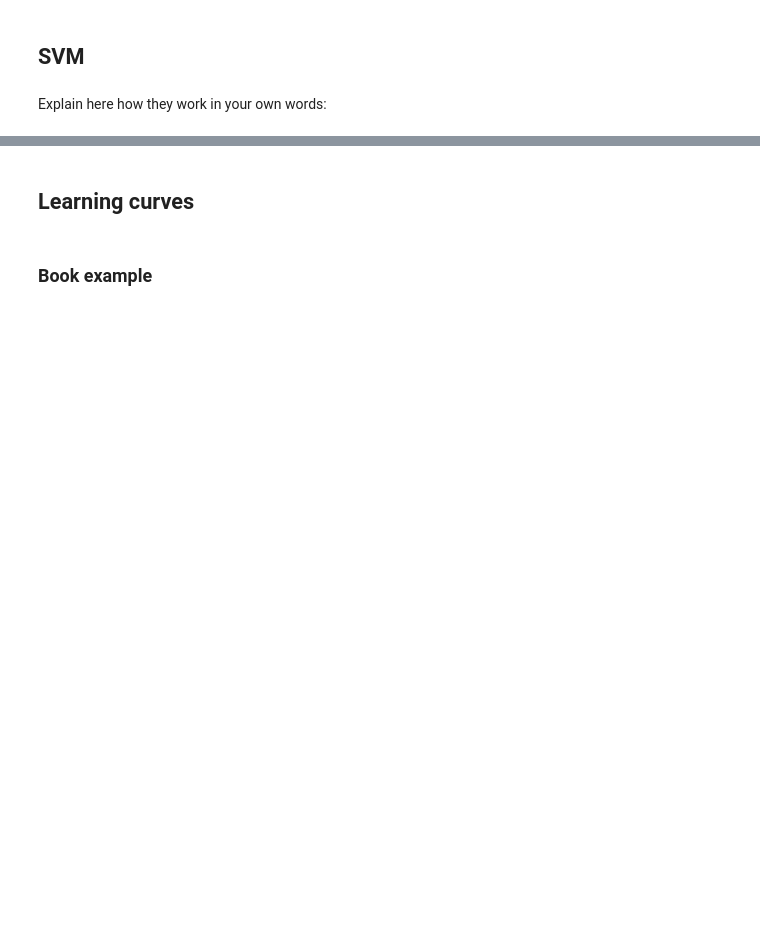
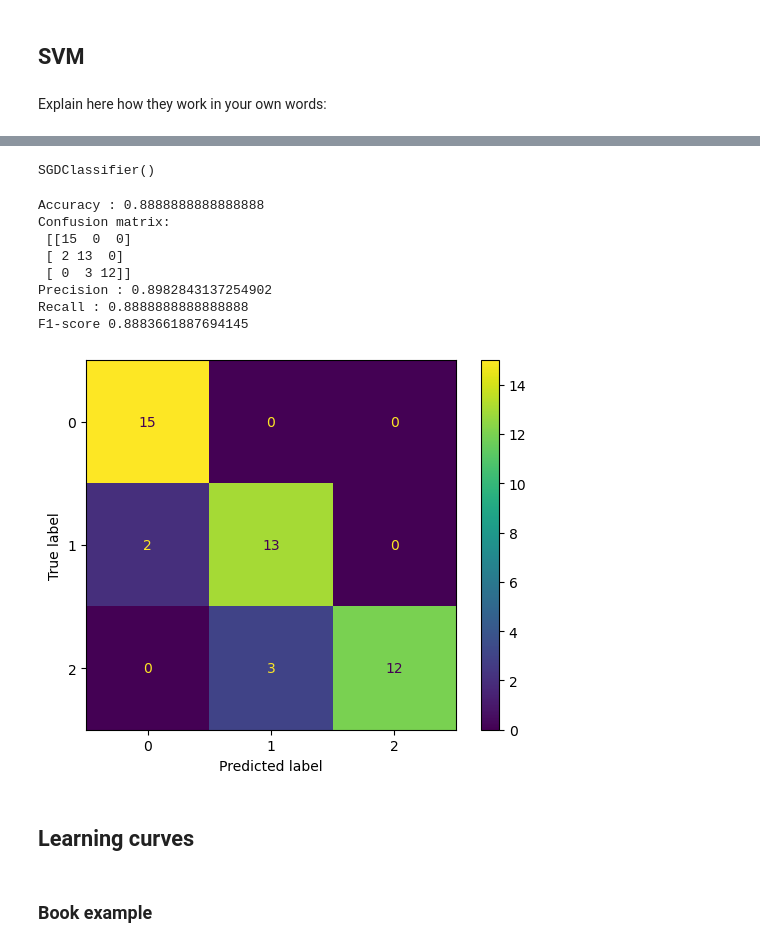
Before and after one commit to LexouLam/ML3, a Jupyter notebook: notebook/A1_ML3.1 - Algorithms Kit Eleve.ipynb, the cells around one changed output, grey strips where cells are left out. Saved outputs shown, nothing was run; the diff lists cells and outputs as text; code cells hidden in the pictures; blank space fills up the shorter version.

```diff
--- a/notebook/A1_ML3.1 - Algorithms Kit Eleve.ipynb
+++ b/notebook/A1_ML3.1 - Algorithms Kit Eleve.ipynb
@@ -153,0 +193,6 @@ Explain here how they work in your own words:
+# %%
+# fit a Random Forest classifier
+from sklearn.ensemble import RandomForestClassifier
+
+forest_clf = RandomForestClassifier(n_estimators=100, max_depth=2)
+forest_clf.fit(X_train, y_train)
@@ -170,2 +235,11 @@ Explain here how they work in your own words:
+# %%
+# fit a linear SVM classifier
+from sklearn.linear_model import SGDClassifier
+
+sgd_clf = SGDClassifier(loss='hinge', max_iter=1000)
+sgd_clf.fit(X_train, y_train)
+# %% [output]
+SGDClassifier()
 # %%
 # make predictions on the test set
+y_predicted = sgd_clf.predict(X_test)
@@ -178,3 +246,28 @@ Explain here how they work in your own words:
+# %%
+from sklearn.metrics import accuracy_score, confusion_matrix, precision_score, recall_score, f1_score, ConfusionMatrixDisplay
+
+# Print Accuracy
+print("Accuracy :", accuracy_score(y_true=y_test, y_pred=y_predicted))
+# Print Confusion matrix
+print("Confusion matrix:\n", confusion_matrix(y_true=y_test, y_pred=y_predicted))
+# Print Precision
+print('Precision :', precision_score(y_true=y_test, y_pred=y_predicted, average='weighted'))
+# Print Recall
+print("Recall :", recall_score(y_true=y_test, y_pred=y_predicted, average='weighted'))
+# Print F1-score
+print("F1-score" , f1_score(y_true=y_test, y_pred=y_predicted, average='weighted'))
+ConfusionMatrixDisplay(confusion_matrix(y_true=y_test, y_pred=y_predicted)).plot()
+plt.show()
+# %% [output]
+Accuracy : 0.8888888888888888
+Confusion matrix:
+ [[15  0  0]
+ [ 2 13  0]
+ [ 0  3 12]]
+Precision : 0.8982843137254902
+Recall : 0.8888888888888888
+F1-score 0.8883661887694145
+[figure, added]
 # %% [markdown]
 ## Learning curves
 # %% [markdown]
```
Also changed, not shown: parts of 57 cells of this notebook.
